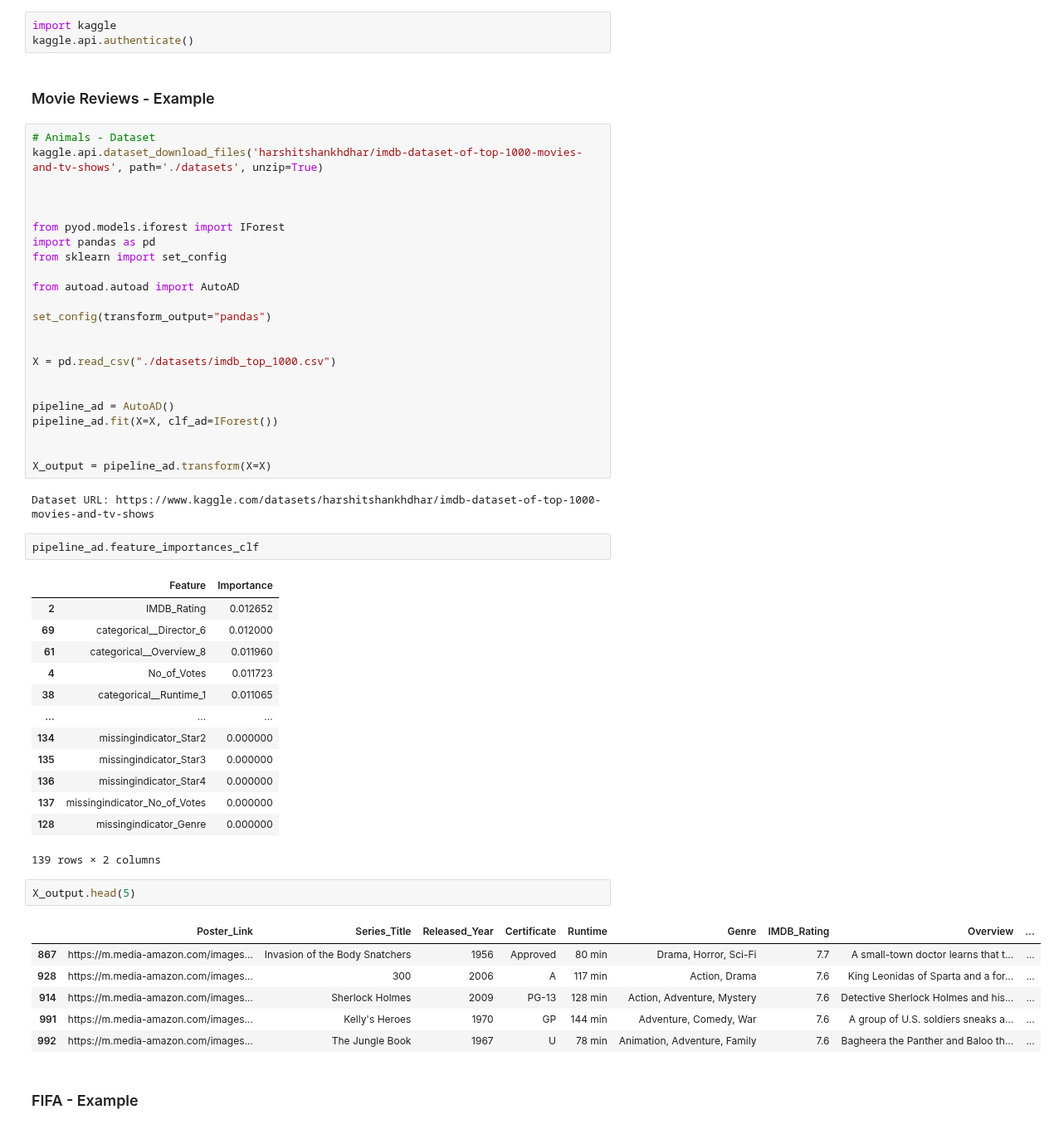
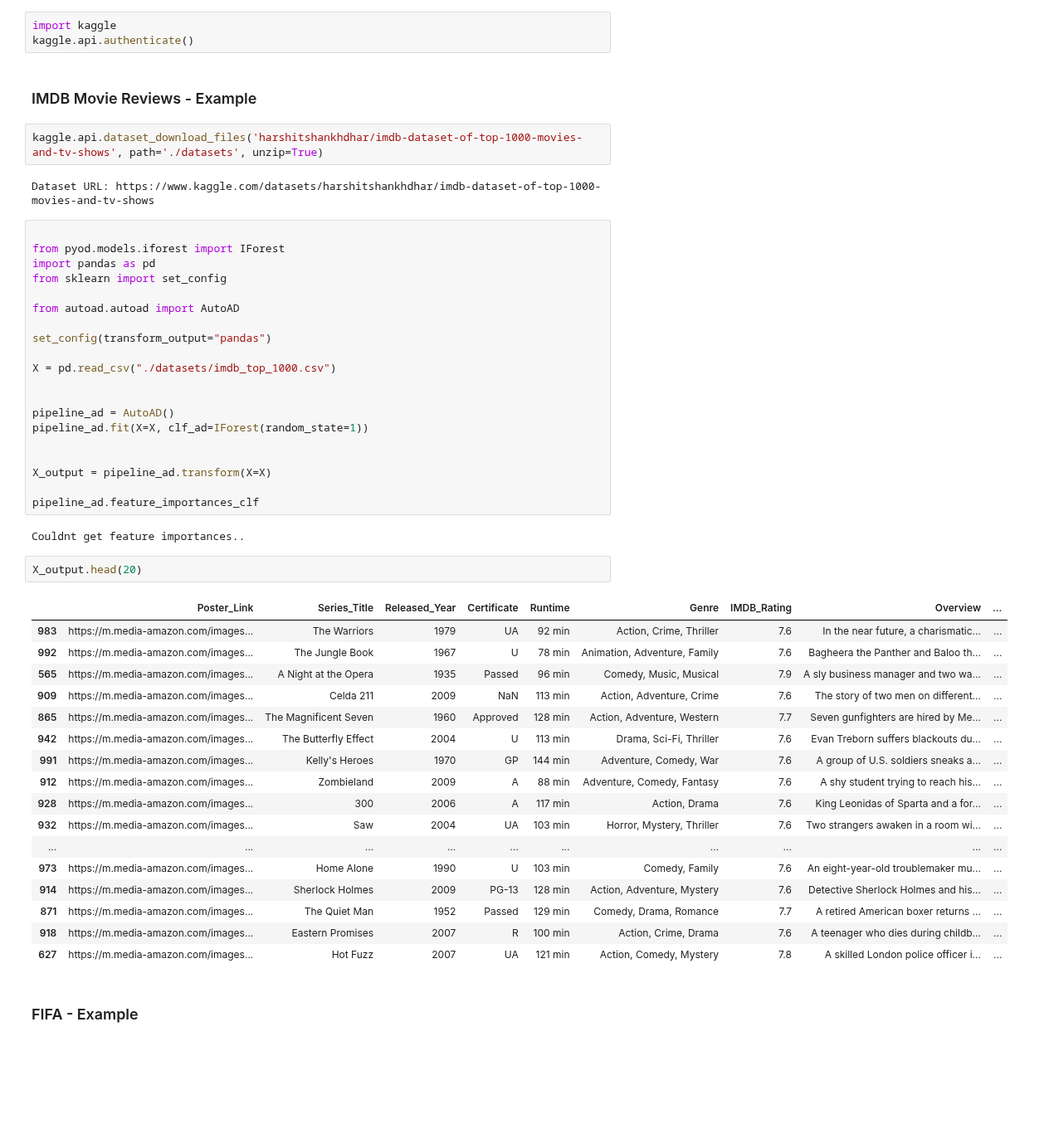
Before and after one commit to JAdelhelm/AutoAD, a Jupyter notebook: AutoAD/examples.ipynb, the cells around one changed output. Shown at 83% size. Drawn from its saved outputs; the diff is of its cells as text; blank space fills up the shorter version.

Commit message:
Update Examples

```diff
--- a/AutoAD/examples.ipynb
+++ b/AutoAD/examples.ipynb
@@ -39,12 +39,12 @@ kaggle_password = os.getenv("KAGGLE_KEY")
 import kaggle
 kaggle.api.authenticate()
 # %% [markdown]
-### Movie Reviews - Example
+### IMDB Movie Reviews - Example
+# %%
+kaggle.api.dataset_download_files('harshitshankhdhar/imdb-dataset-of-top-1000-movies-and-tv-shows', path='./datasets', unzip=True)
+# %% [output]
+Dataset URL: https://www.kaggle.com/datasets/harshitshankhdhar/imdb-dataset-of-top-1000-movies-and-tv-shows
 # %%
-# Animals - Dataset
-kaggle.api.dataset_download_files('harshitshankhdhar/imdb-dataset-of-top-1000-movies-and-tv-shows', path='./datasets', unzip=True)
-
-
 
 from pyod.models.iforest import IForest
 import pandas as pd
@@ -54,42 +54,38 @@ from autoad.autoad import AutoAD
 
 set_config(transform_output="pandas")
 
-
 X = pd.read_csv("./datasets/imdb_top_1000.csv")
 
 
 pipeline_ad = AutoAD()
-pipeline_ad.fit(X=X, clf_ad=IForest())
+pipeline_ad.fit(X=X, clf_ad=IForest(random_state=1))
 
 
 X_output = pipeline_ad.transform(X=X)
+
+pipeline_ad.feature_importances_clf
 # %% [output]
-Dataset URL: https://www.kaggle.com/datasets/harshitshankhdhar/imdb-dataset-of-top-1000-movies-and-tv-shows
+Couldnt get feature importances..
-# %%
-pipeline_ad.feature_importances_clf
-# %% [output]
-|  | Feature | Importance |
-| 2 | IMDB_Rating | 0.012652 |
-| 69 | categorical__Director_6 | 0.012000 |
-| 61 | categorical__Overview_8 | 0.011960 |
-| 4 | No_of_Votes | 0.011723 |
-| 38 | categorical__Runtime_1 | 0.011065 |
-| ... | ... | ... |
-| 134 | missingindicator_Star2 | 0.000000 |
-| 135 | missingindicator_Star3 | 0.000000 |
-| 136 | missingindicator_Star4 | 0.000000 |
-| 137 | missingindicator_No_of_Votes | 0.000000 |
-| 128 | missingindicator_Genre | 0.000000 |
-139 rows × 2 columns
 # %%
-X_output.head(5)
+X_output.head(20)
 # %% [output]
 |  | Poster_Link | Series_Title | Released_Year | Certificate | Runtime | Genre | IMDB_Rating | Overview | ... |
-| 867 | https://m.media-amazon.com/images... | Invasion of the Body Snatchers | 1956 | Approved | 80 min | Drama, Horror, Sci-Fi | 7.7 | A small-town doctor learns that t... | ... |
+| 983 | https://m.media-amazon.com/images... | The Warriors | 1979 | UA | 92 min | Action, Crime, Thriller | 7.6 | In the near future, a charismatic... | ... |
+| 992 | https://m.media-amazon.com/images... | The Jungle Book | 1967 | U | 78 min | Animation, Adventure, Family | 7.6 | Bagheera the Panther and Baloo th... | ... |
+| 565 | https://m.media-amazon.com/images... | A Night at the Opera | 1935 | Passed | 96 min | Comedy, Music, Musical | 7.9 | A sly business manager and two wa... | ... |
+| 909 | https://m.media-amazon.com/images... | Celda 211 | 2009 | NaN | 113 min | Action, Adventure, Crime | 7.6 | The story of two men on different... | ... |
+| 865 | https://m.media-amazon.com/images... | The Magnificent Seven | 1960 | Approved | 128 min | Action, Adventure, Western | 7.7 | Seven gunfighters are hired by Me... | ... |
+| 942 | https://m.media-amazon.com/images... | The Butterfly Effect | 2004 | U | 113 min | Drama, Sci-Fi, Thriller | 7.6 | Evan Treborn suffers blackouts du... | ... |
+| 991 | https://m.media-amazon.com/images... | Kelly's Heroes | 1970 | GP | 144 min | Adventure, Comedy, War | 7.6 | A group of U.S. soldiers sneaks a... | ... |
+| 912 | https://m.media-amazon.com/images... | Zombieland | 2009 | A | 88 min | Adventure, Comedy, Fantasy | 7.6 | A shy student trying to reach his... | ... |
 | 928 | https://m.media-amazon.com/images... | 300 | 2006 | A | 117 min | Action, Drama | 7.6 | King Leonidas of Sparta and a for... | ... |
+| 932 | https://m.media-amazon.com/images... | Saw | 2004 | UA | 103 min | Horror, Mystery, Thriller | 7.6 | Two strangers awaken in a room wi... | ... |
+| ... | ... | ... | ... | ... | ... | ... | ... | ... | ... |
+| 973 | https://m.media-amazon.com/images... | Home Alone | 1990 | U | 103 min | Comedy, Family | 7.6 | An eight-year-old troublemaker mu... | ... |
 | 914 | https://m.media-amazon.com/images... | Sherlock Holmes | 2009 | PG-13 | 128 min | Action, Adventure, Mystery | 7.6 | Detective Sherlock Holmes and his... | ... |
-| 991 | https://m.media-amazon.com/images... | Kelly's Heroes | 1970 | GP | 144 min | Adventure, Comedy, War | 7.6 | A group of U.S. soldiers sneaks a... | ... |
-| 992 | https://m.media-amazon.com/images... | The Jungle Book | 1967 | U | 78 min | Animation, Adventure, Family | 7.6 | Bagheera the Panther and Baloo th... | ... |
+| 871 | https://m.media-amazon.com/images... | The Quiet Man | 1952 | Passed | 129 min | Comedy, Drama, Romance | 7.7 | A retired American boxer returns ... | ... |
+| 918 | https://m.media-amazon.com/images... | Eastern Promises | 2007 | R | 100 min | Action, Crime, Drama | 7.6 | A teenager who dies during childb... | ... |
+| 627 | https://m.media-amazon.com/images... | Hot Fuzz | 2007 | UA | 121 min | Action, Comedy, Mystery | 7.8 | A skilled London police officer i... | ... |
 # %% [markdown]
 ### FIFA - Example
 # %%
```
